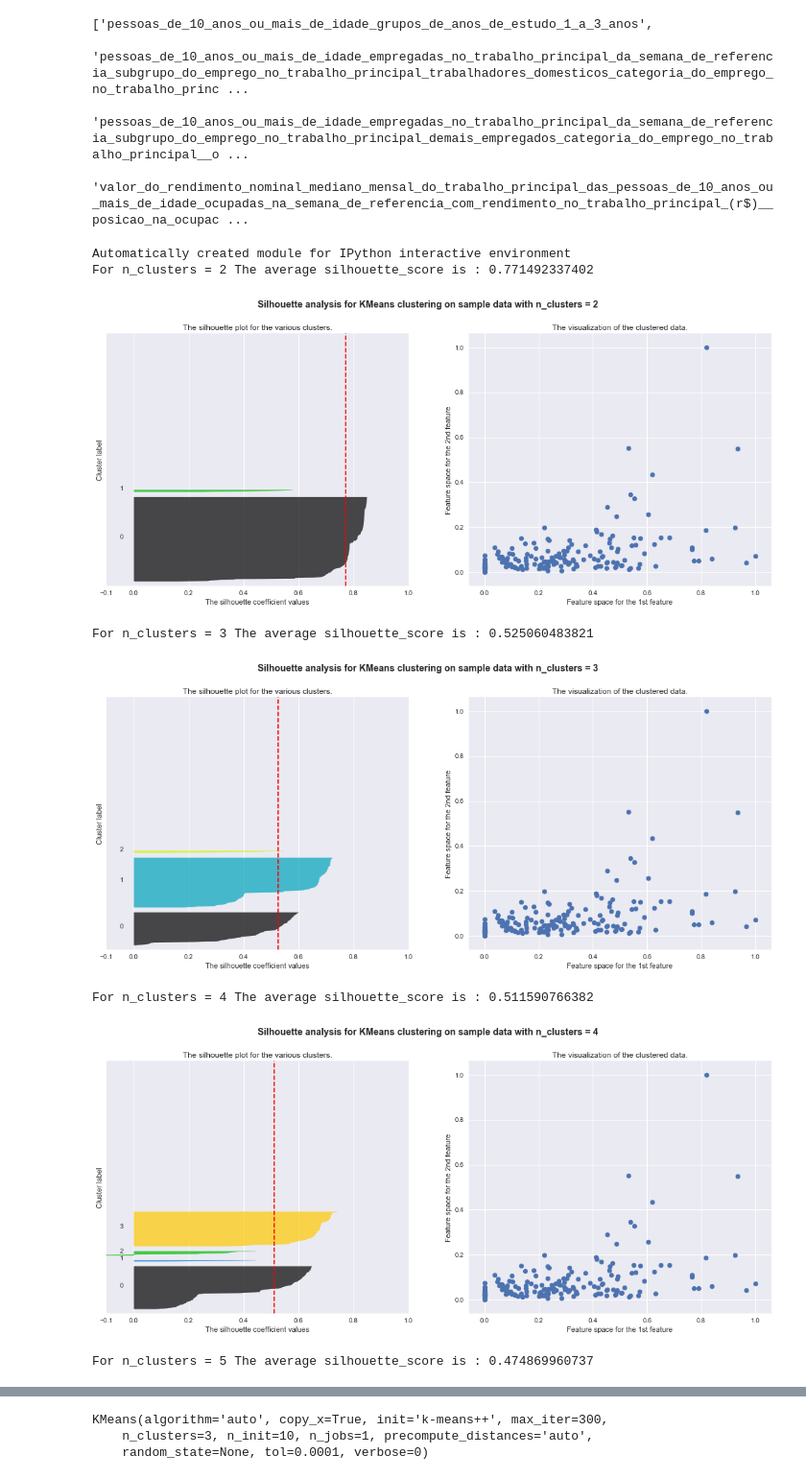
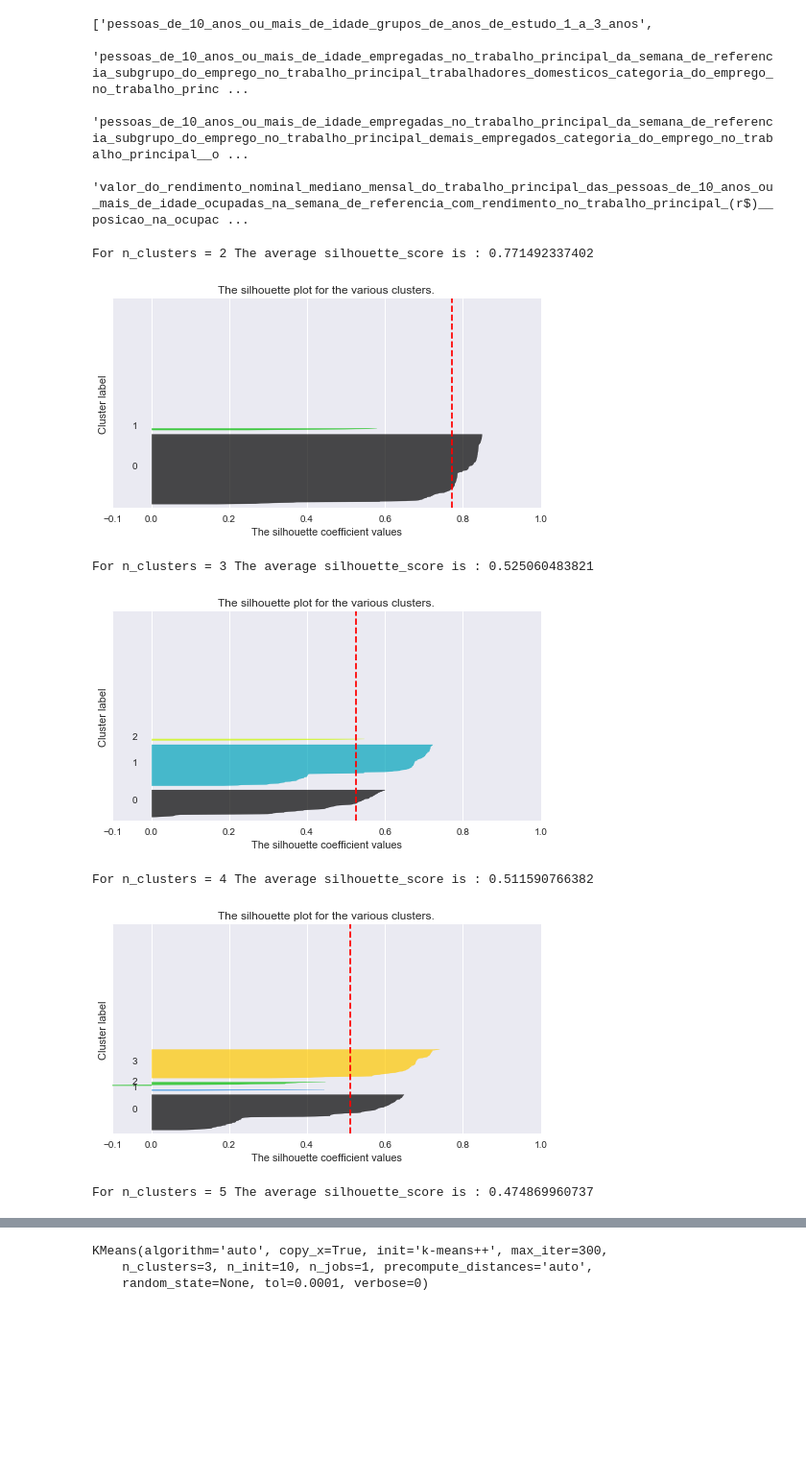
Before and after one commit to if1015-datascience-ufpe/2017-2-projeto-lbs4-eebls-ktcn, a Jupyter notebook: analysis/2_normalizacao_e_analise_inicial.ipynb, the cells around one changed output, grey strips where cells are left out. Shown: that part at 96% size. Saved outputs shown, nothing was run; the diff lists cells and outputs as text; code cells hidden in the pictures; blank space fills up the shorter version.

Commit message:
revising silhouette viz

```diff
--- a/analysis/2_normalizacao_e_analise_inicial.ipynb
+++ b/analysis/2_normalizacao_e_analise_inicial.ipynb
@@ -75,18 +78,6 @@ for column in tb_signifi.columns:
     else:
         tb_signifi[column] = tb_signifi[column].apply(lambda x: x/100)
 # %%
-from __future__ import print_function
-
-from sklearn.datasets import make_blobs
-from sklearn.cluster import KMeans
-from sklearn.metrics import silhouette_samples, silhouette_score
-
-import matplotlib.pyplot as plt
-import matplotlib.cm as cm
-import numpy as np
-
-print(__doc__)
-
 # Generating the sample data from make_blobs
 # This particular setting has one distinct cluster and 3 clusters placed close
 # together.
@@ -102,8 +93,8 @@ range_n_clusters = [2, 3, 4, 5, 6]
 
 for n_clusters in range_n_clusters:
     # Create a subplot with 1 row and 2 columns
-    fig, (ax1, ax2) = plt.subplots(1, 2)
-    fig.set_size_inches(18, 7)
+    fig, (ax1) = plt.subplots(1)
+    fig.set_size_inches(8, 4)
 
     # The 1st subplot is the silhouette plot
     # The silhouette coefficient can range from -1, 1 but in this example all
@@ -137,59 +128,36 @@ for n_clusters in range_n_clusters:
 
         ith_cluster_silhouette_values.sort()
 
         size_cluster_i = ith_cluster_silhouette_values.shape[0]
         y_upper = y_lower + size_cluster_i
 
         color = cm.spectral(float(i) / n_clusters)
         ax1.fill_betweenx(np.arange(y_lower, y_upper),
                           0, ith_cluster_silhouette_values,
                           facecolor=color, edgecolor=color, alpha=0.7)
 
         # Label the silhouette plots with their cluster numbers at the middle
         ax1.text(-0.05, y_lower + 0.5 * size_cluster_i, str(i))
 
         # Compute the new y_lower for next plot
         y_lower = y_upper + 10  # 10 for the 0 samples
 
     ax1.set_title("The silhouette plot for the various clusters.")
     ax1.set_xlabel("The silhouette coefficient values")
     ax1.set_ylabel("Cluster label")
 
     # The vertical line for average silhouette score of all the values
     ax1.axvline(x=silhouette_avg, color="red", linestyle="--")
 
     ax1.set_yticks([])  # Clear the yaxis labels / ticks
     ax1.set_xticks([-0.1, 0, 0.2, 0.4, 0.6, 0.8, 1])
 
-    # 2nd Plot showing the actual clusters formed
-    colors = cm.spectral(cluster_labels.astype(float) / n_clusters)
-    ax2.scatter(tb_signifi['taxa_homicidio'], tb_signifi[which_columns[0]])
-
-#     # Labeling the clusters
-#     centers = clusterer.cluster_centers_
-#     # Draw white circles at cluster centers
-#     ax2.scatter(centers[:, 0], centers[:, 1], marker='o',
-#                 c="white", alpha=1, s=200, edgecolor='k')
-
-#     for i, c in enumerate(centers):
-#         ax2.scatter(c[0], c[1], marker='$%d$' % i, alpha=1,
-#                     s=50, edgecolor='k')
-
-    ax2.set_title("The visualization of the clustered data.")
-    ax2.set_xlabel("Feature space for the 1st feature")
-    ax2.set_ylabel("Feature space for the 2nd feature")
-
-    plt.suptitle(("Silhouette analysis for KMeans clustering on sample data "
-                  "with n_clusters = %d" % n_clusters),
-                 fontsize=14, fontweight='bold')
-
     plt.show()
 # %% [output]
-Automatically created module for IPython interactive environment
 For n_clusters = 2 The average silhouette_score is : 0.771492337402
-[figure, old version]
+[figure, new version]
 For n_clusters = 3 The average silhouette_score is : 0.525060483821
-[figure, old version]
+[figure, new version]
 For n_clusters = 4 The average silhouette_score is : 0.511590766382
-[figure, old version]
+[figure, new version]
 For n_clusters = 5 The average silhouette_score is : 0.474869960737
```
Also changed, not shown: parts of 2 cells of this notebook.
